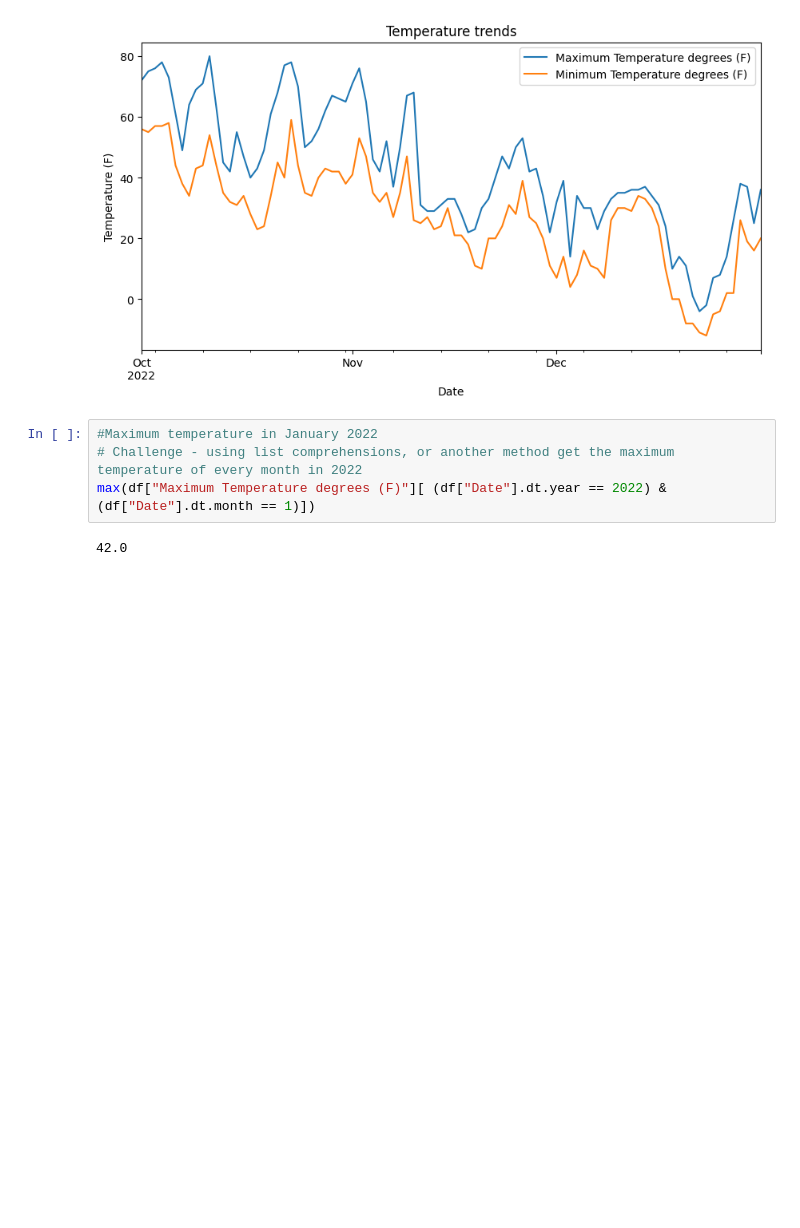
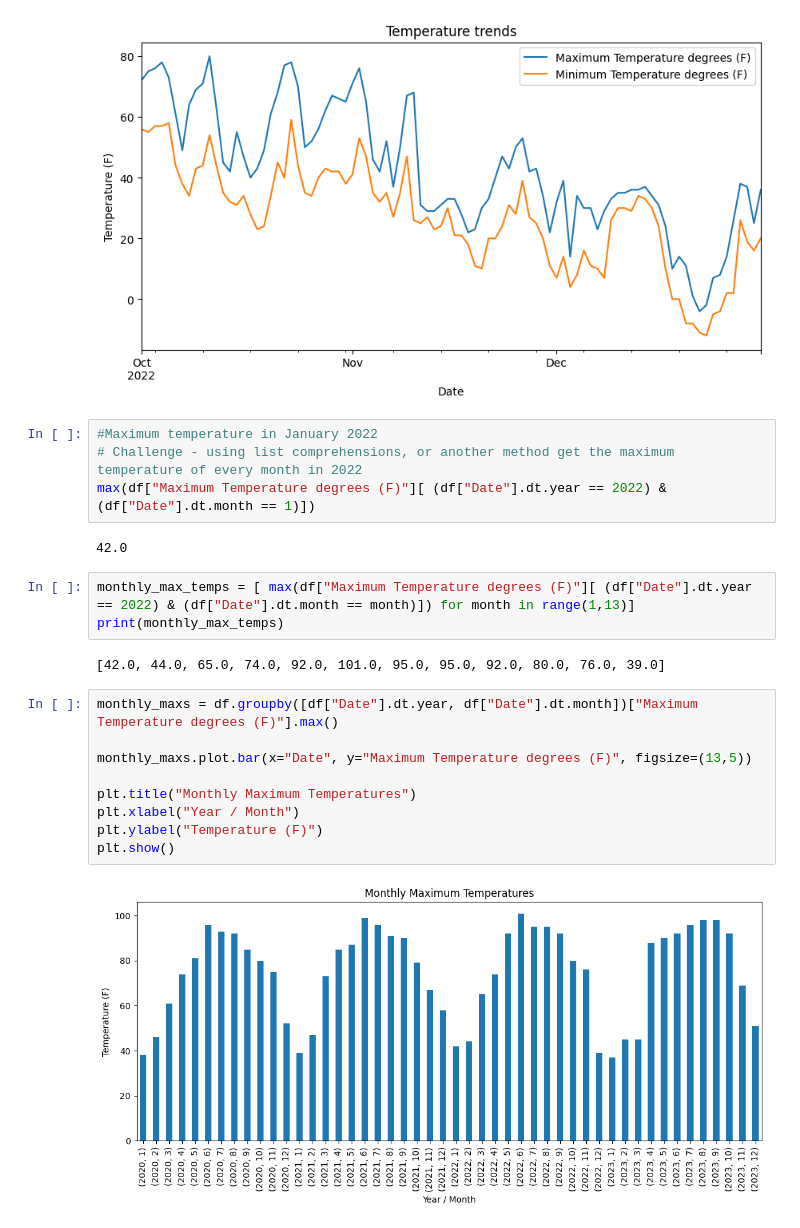
Before and after one commit to York-Solutions-B2E/Python_Lee_Khue, a Jupyter notebook: Python_york_B2E/Pandas/analyze.ipynb, the cells around one changed output. Drawn from its saved outputs; the diff is of its cells as text; blank space fills up the shorter version.

```diff
--- a/Python_york_B2E/Pandas/analyze.ipynb
+++ b/Python_york_B2E/Pandas/analyze.ipynb
@@ -156,3 +174,19 @@ plt.show()
 max(df["Maximum Temperature degrees (F)"][ (df["Date"].dt.year == 2022) & (df["Date"].dt.month == 1)])
 # %% [output]
 42.0
+# %%
+monthly_max_temps = [ max(df["Maximum Temperature degrees (F)"][ (df["Date"].dt.year == 2022) & (df["Date"].dt.month == month)]) for month in range(1,13)]
+print(monthly_max_temps)
+# %% [output]
+[42.0, 44.0, 65.0, 74.0, 92.0, 101.0, 95.0, 95.0, 92.0, 80.0, 76.0, 39.0]
+# %%
+monthly_maxs = df.groupby([df["Date"].dt.year, df["Date"].dt.month])["Maximum Temperature degrees (F)"].max()
+
+monthly_maxs.plot.bar(x="Date", y="Maximum Temperature degrees (F)", figsize=(13,5))
+
+plt.title("Monthly Maximum Temperatures")
+plt.xlabel("Year / Month")
+plt.ylabel("Temperature (F)")
+plt.show()
+# %% [output]
+[figure, added]
```
Also changed, not shown: parts of 1 cell of this notebook, 5 other files.
